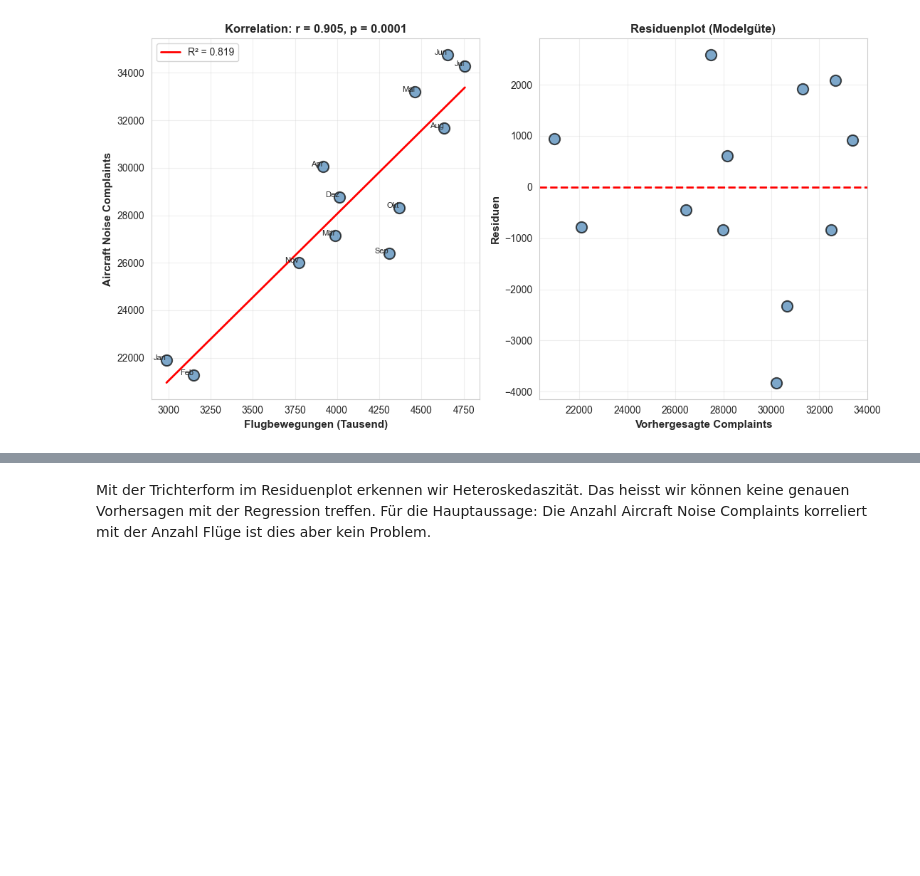
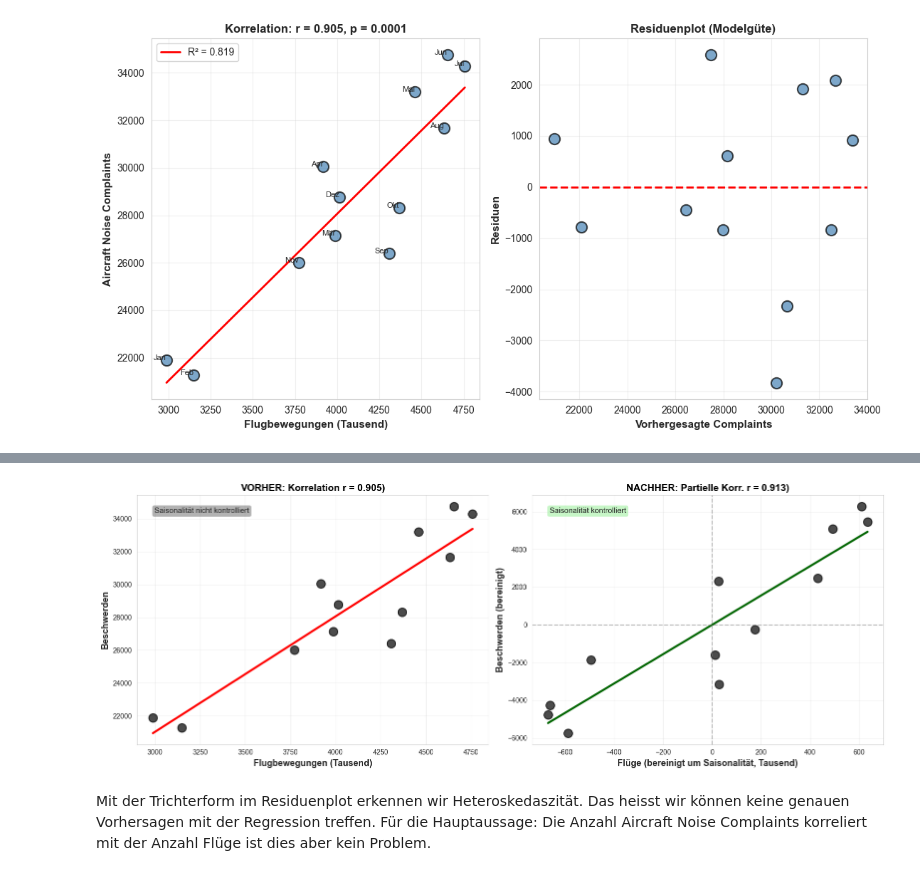
Before and after one commit to Ameowsle/Statistic-Macher, a Jupyter notebook: Created_Date_Hypothesentests.ipynb, the cells around one changed output, grey strips where cells are left out. Cells and saved outputs as stored; diff of their text form; code cells hidden in the pictures; blank space fills up the shorter version.

```diff
--- a/Created_Date_Hypothesentests.ipynb
+++ b/Created_Date_Hypothesentests.ipynb
@@ -812,3 +851,45 @@ plt.show()
+# %%
+fig, axes = plt.subplots(1, 2, figsize=(16, 6))
+
+# PLOT 1: Ursprüngliche Korrelation
+ax1 = axes[0]
+ax1.scatter(df_combined['Flights'] / 1000, df_combined['Complaints'],
+           s=150, alpha=0.7, color='black', edgecolors='black', linewidth=1.5)
+x_pred = np.linspace(df_combined['Flights'].min(), df_combined['Flights'].max(), 100)
+y_pred = intercept + slope * x_pred
+ax1.plot(x_pred / 1000, y_pred, color='red', linewidth=3)
+ax1.set_xlabel('Flugbewegungen (Tausend)', fontsize=13, fontweight='bold')
+ax1.set_ylabel('Beschwerden', fontsize=13, fontweight='bold')
+ax1.set_title(f'VORHER: Korrelation r = {correlation:.3f})',
+             fontsize=14, fontweight='bold', color='black')
+ax1.grid(alpha=0.3)
+ax1.text(0.05, 0.95, 'Saisonalität nicht kontrolliert',
+         transform=ax1.transAxes, fontsize=11, verticalalignment='top',
+         bbox=dict(boxstyle='round', facecolor='black', alpha=0.3))
+
+# PLOT 2: Nach Saisonalitäts-Kontrolle
+ax2 = axes[1]
+ax2.scatter(residuals_flights / 1000, residuals_complaints,
+           s=150, alpha=0.7, color='black', edgecolors='black', linewidth=1.5)
+slope_res, intercept_res, _, _, _ = linregress(residuals_flights, residuals_complaints)
+x_res = np.linspace(residuals_flights.min(), residuals_flights.max(), 100)
+y_res = intercept_res + slope_res * x_res
+ax2.plot(x_res / 1000, y_res, color='darkgreen', linewidth=3)
+ax2.axhline(0, color='gray', linestyle='--', alpha=0.5)
+ax2.axvline(0, color='gray', linestyle='--', alpha=0.5)
+ax2.set_xlabel('Flüge (bereinigt um Saisonalität, Tausend)', fontsize=13, fontweight='bold')
+ax2.set_ylabel('Beschwerden (bereinigt)', fontsize=13, fontweight='bold')
+ax2.set_title(f'NACHHER: Partielle Korr. r = {partial_corr:.3f})',
+             fontsize=14, fontweight='bold', color='black')
+ax2.grid(alpha=0.3)
+ax2.text(0.05, 0.95, 'Saisonalität kontrolliert',
+         transform=ax2.transAxes, fontsize=11, verticalalignment='top',
+         bbox=dict(boxstyle='round', facecolor='lightgreen', alpha=0.5))
+
+plt.tight_layout()
+plt.show()
+# %% [output]
+[figure, added]
 # %% [markdown]
 Mit der Trichterform im Residuenplot erkennen wir Heteroskedaszität. Das heisst wir können keine genauen Vorhersagen mit der Regression treffen. Für die Hauptaussage: Die Anzahl Aircraft Noise Complaints korreliert mit der Anzahl Flüge ist dies aber kein Problem.
 # %%
```
Also changed, not shown: parts of 13 cells of this notebook, 2 other files.
